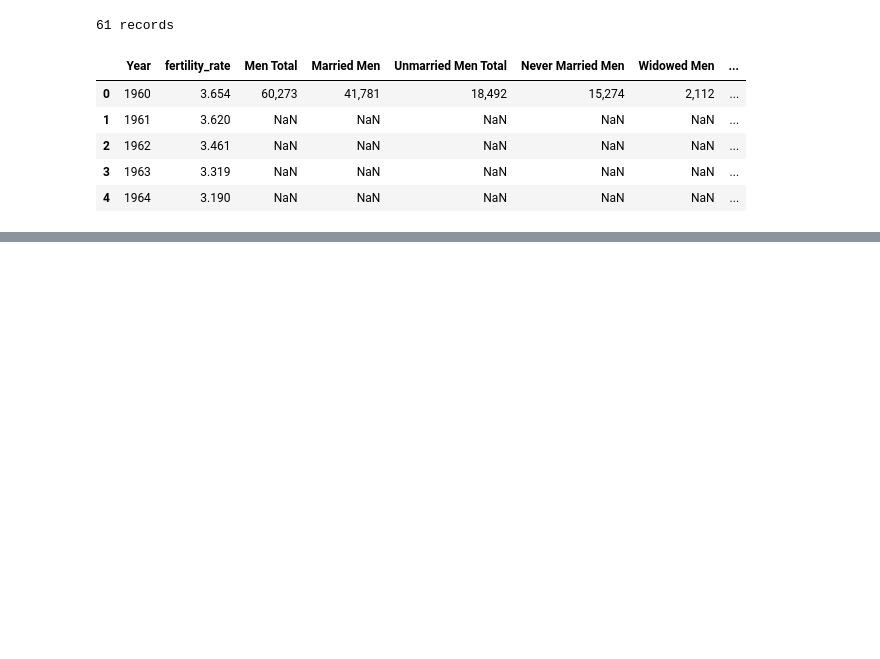
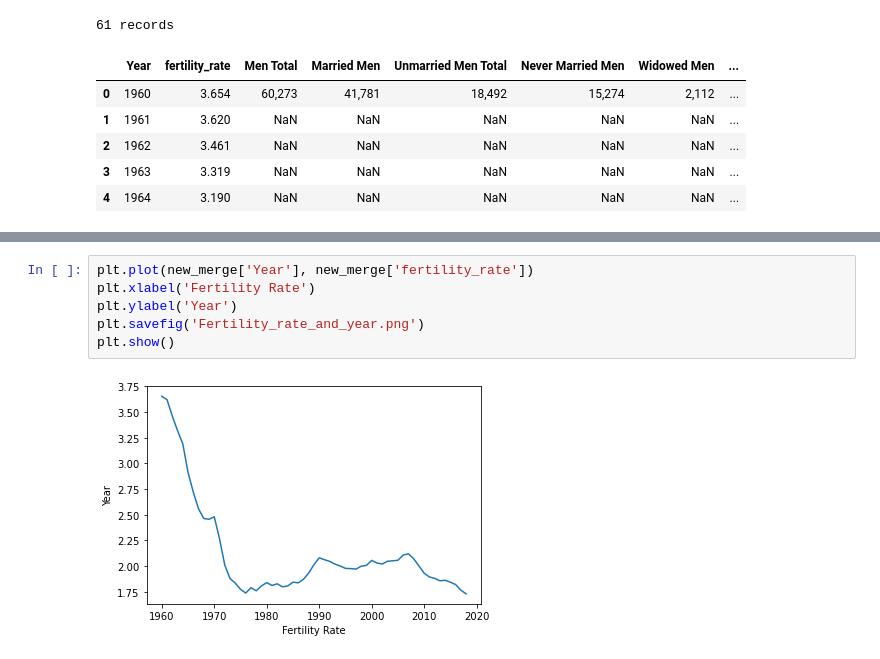
Before and after one commit to vlee2020/UCI-Project1-Group5, a Jupyter notebook: team5.ipynb, the cells around one changed output, grey strips where cells are left out. Drawn from its saved outputs; the diff is of its cells as text; blank space fills up the shorter version.

```diff
--- a/team5.ipynb
+++ b/team5.ipynb
@@ -170,0 +148,8 @@ merge_education_df.head()
+# %%
+plt.plot(new_merge['Year'], new_merge['fertility_rate'])
+plt.xlabel('Fertility Rate')
+plt.ylabel('Year')
+plt.savefig('Fertility_rate_and_year.png')
+plt.show()
+# %% [output]
+[figure, added]
```
Also changed, not shown: parts of 5 cells of this notebook.
